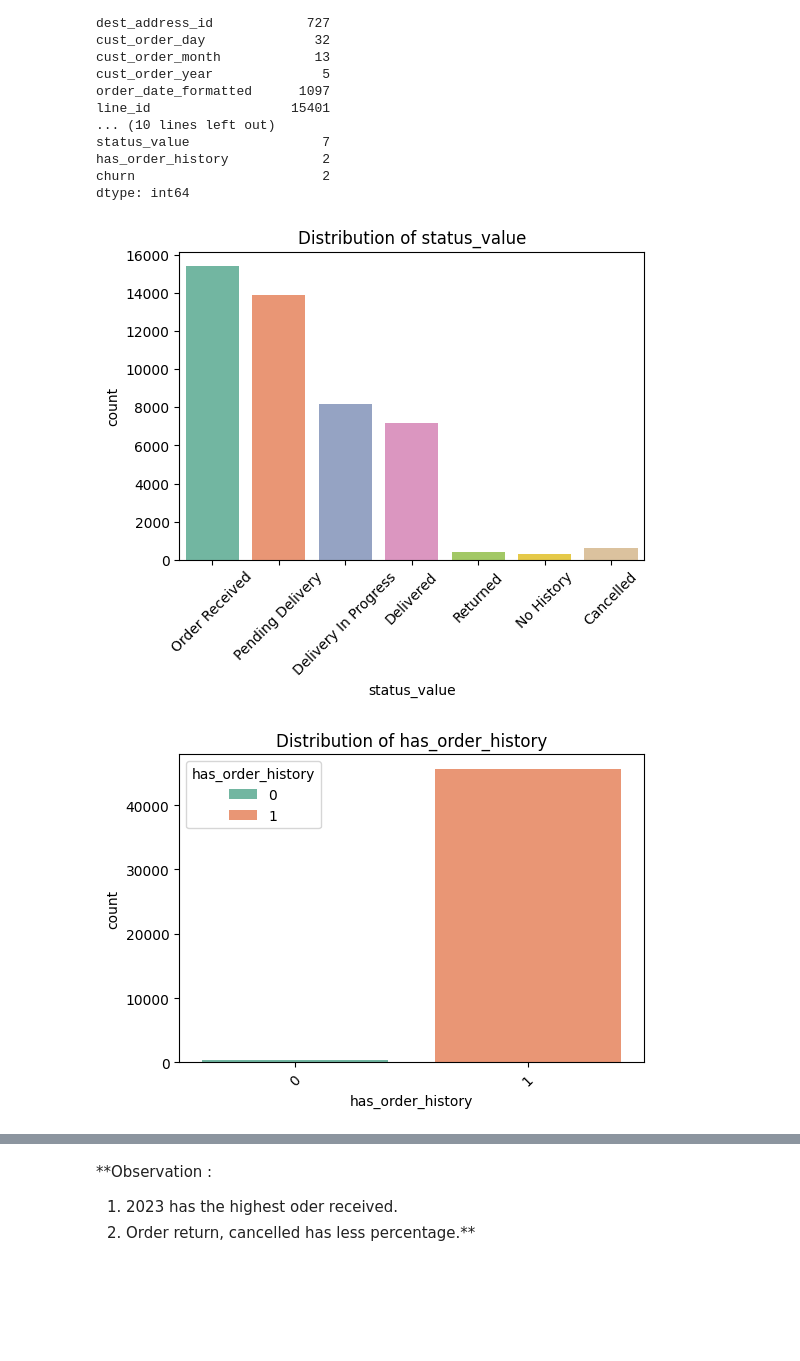
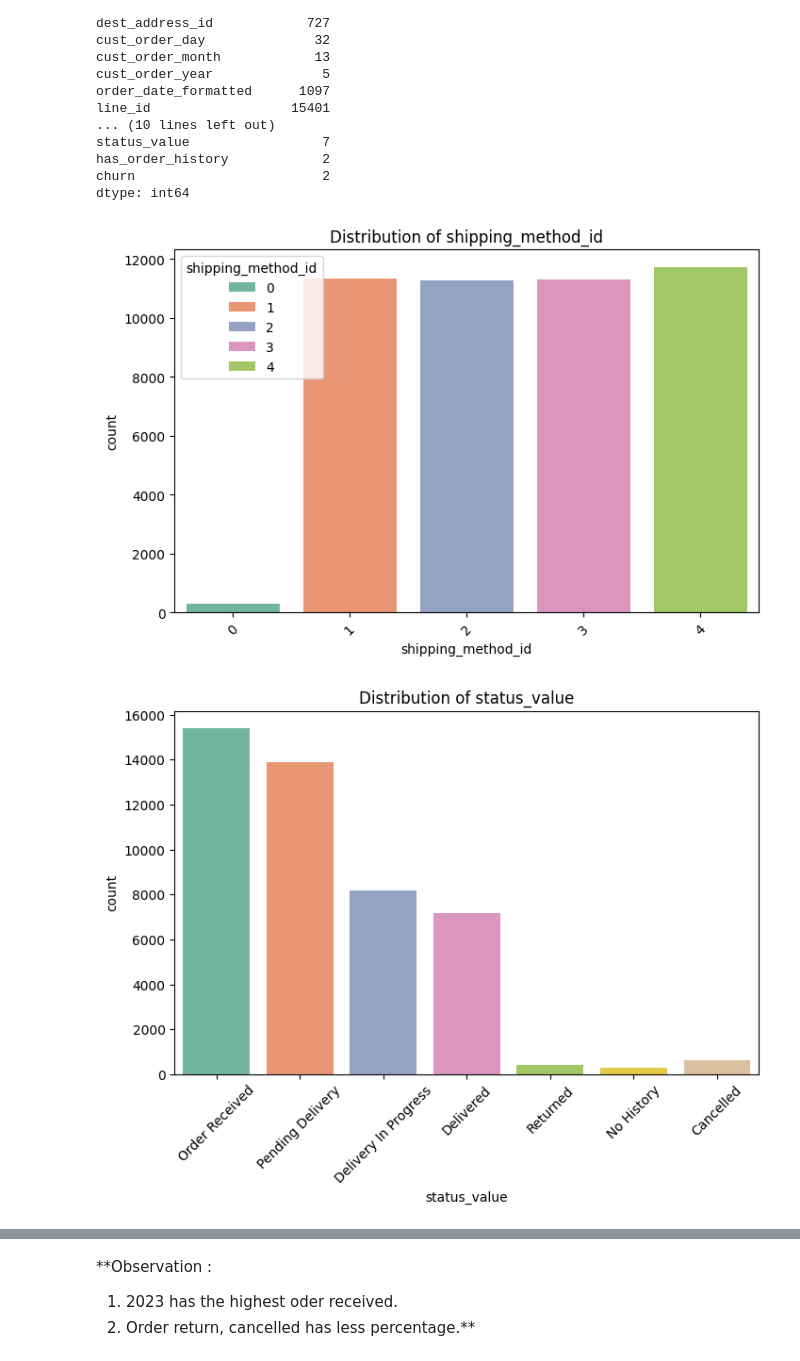
Before and after one commit to Ranjith-DS/DS_Final_Project_01, a Jupyter notebook: Notebook/EDA01.ipynb, the cells around one changed output, grey strips where cells are left out. Saved outputs shown, nothing was run; the diff lists cells and outputs as text; code cells hidden in the pictures; blank space fills up the shorter version.

```diff
--- a/Notebook/EDA01.ipynb
+++ b/Notebook/EDA01.ipynb
@@ -792,8 +840,8 @@ memory usage: 8.8+ MB
 # %%
 # Replacing null value of date with No order and No history
 
-churn_data['hist_status_date'] = churn_data['hist_status_date'].fillna('No History')
-churn_data['order_date_formatted'] = churn_data['order_date_formatted'].fillna('No order')
+#churn_data['hist_status_date'] = churn_data['hist_status_date'].fillna('No History')
+#churn_data['order_date_formatted'] = churn_data['order_date_formatted'].fillna('No order')
 # %%
 churn_data.columns
 # %% [output]
@@ -958,14 +1014,15 @@ categorical_columns = [
 date = ['hist_status_date','hist_status_date']
 # %%
 # Categorical column analysis
-categorical_columns = ['status_value', 'has_order_history','order_hist_year', 'churn']
+#categorical_columns = ['status_value', 'has_order_history','order_hist_year', 'churn']
+categorical_columns=['shipping_method_id','status_value','has_order','has_order_history']
 
 for col in categorical_columns:
-    plt.figure(figsize=(6, 4))
+    plt.figure(figsize=(8, 5))
     sns.countplot(x=col,data=churn_data,hue=col, palette="Set2")
     plt.xticks(rotation=45)  # Rotate customer IDs if necessary to avoid overlap
     plt.title(f"Distribution of {col}")
     plt.show()
 # %% [output]
-[figure, old version]
+[figure, new version]
-[figure, old version]
+[figure, new version]
```
Also changed, not shown: parts of 30 cells of this notebook, 4 other files.
